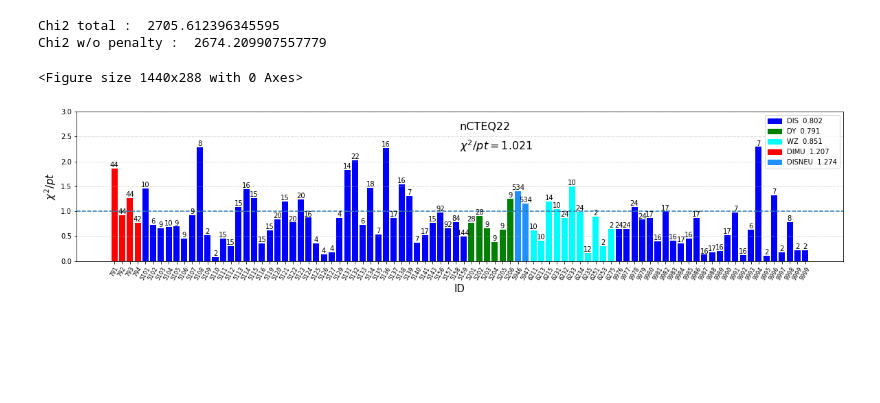
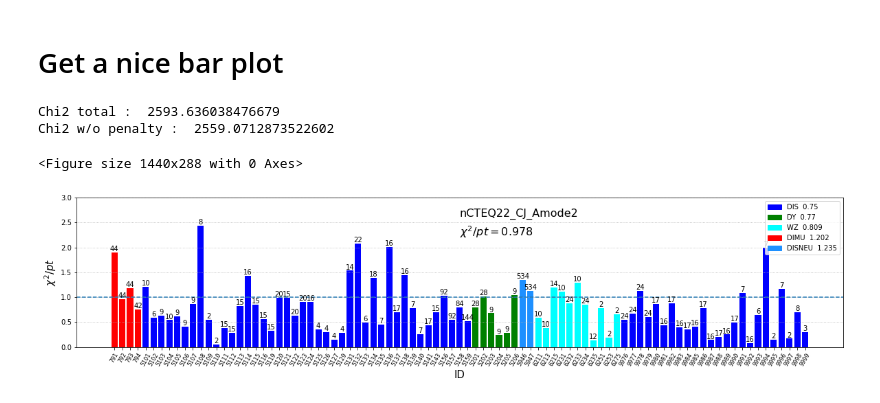
Before and after one commit to khoirulmuzakka/Parton-Distribution-Function-Plotting-Tools, a Jupyter notebook: example/OutputReader/read.ipynb, the cells around one changed output. Saved outputs shown, nothing was run; the diff lists cells and outputs as text; code cells hidden in the pictures; blank space fills up the shorter version.

```diff
--- a/example/OutputReader/read.ipynb
+++ b/example/OutputReader/read.ipynb
@@ -110,6 +15,8 @@ class DataSets :
+# %% [markdown]
+# Get a nice bar plot
 # %%
-dt = DataSets("lhapdfs.yaml")
-fitname ="nCTEQ22"
+dt = DataSets("BaseRes/Base_CJ_Amode2.yaml")
+fitname ="nCTEQ22_CJ_Amode2"
 idList = dt.IDlist
 idList.sort()
 index = np.arange(len(idList))
@@ -146,34 +53,34 @@ labels = ["DIS  " +str(round( dt.filterByExp("DIS")[3], 3)),
              "DIMU  " +str(round(dt.filterByExp("DISDIMU")[3], 3)),
              "DISNEU  "+str(round(dt.filterByExp("DISNEU")[3], 3)),
             ]
 
 
 handles = [plt.Rectangle((0,0),1,1, color=labelColors[i]) for i in range(len(labelColors))]
 plt.figure(figsize=(20,4))
 fig, ax = plt.subplots(figsize=(20,4))
 ax.axhline(1.0, linestyle="dashed")
 barPlot = ax.bar(index, chi2dof_perid, color = colors)
 
 for num, rect in zip(N_perid, barPlot):
     height = rect.get_height()
     ax.text(rect.get_x() + rect.get_width()/2, height, num, ha='center', va='bottom',  fontsize=10)
 
 # add information on fitname
 plt.gca().text(0.5, 0.93, fitname , transform=plt.gca().transAxes, fontsize=16, verticalalignment='top')
 # add information on total chi2/dof
 plt.gca().text(0.5, 0.82, "$\chi^2/pt={}$".format(round(dt.chi2dof, 3)), transform=plt.gca().transAxes, fontsize=16, verticalalignment='top')
 plt.xlabel("ID", fontsize=15)
 plt.ylabel('$\chi^2/pt$', fontsize=15)
 plt.xticks(index, idList, fontsize=8, rotation=60)
 #plt.title('Chi2/dof per dataset', fontsize=15 )
-plt.legend(handles, labels)
+plt.legend(handles, labels, loc="upper right")
 plt.grid(True, axis="y", zorder=0, linestyle="dotted")
 plt.ylim(0,3.0)
 
 plt.savefig('chi2dof_'+fitname+'.pdf', bbox_inches='tight')
 plt.show()
 # %% [output]
-Chi2 total :  2705.612396345595
-Chi2 w/o penalty :  2674.209907557779
+Chi2 total :  2593.636038476679
+Chi2 w/o penalty :  2559.0712873522602
 <Figure size 1440x288 with 0 Axes>
-[figure, old version]
+[figure, new version]
```
Also changed, not shown: parts of 9 cells of this notebook, 3 other files.
